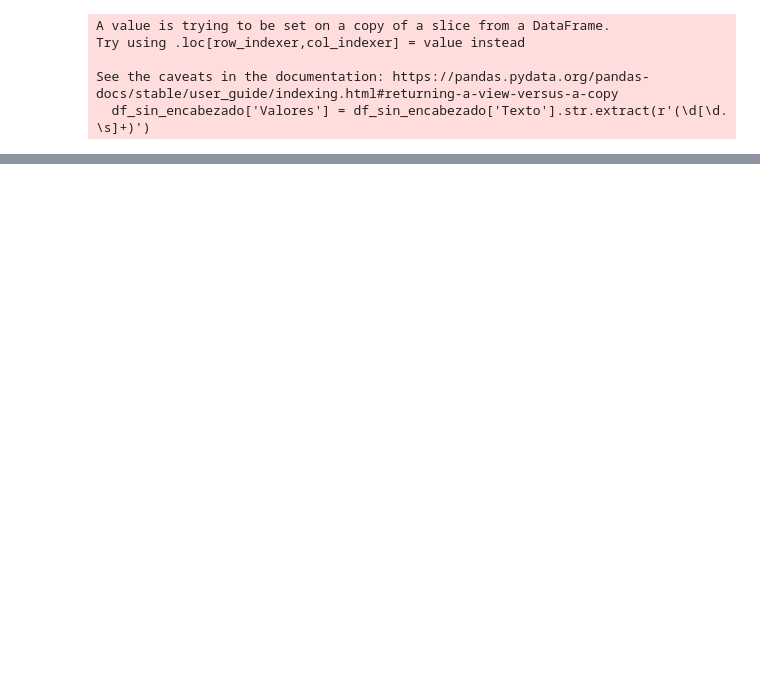
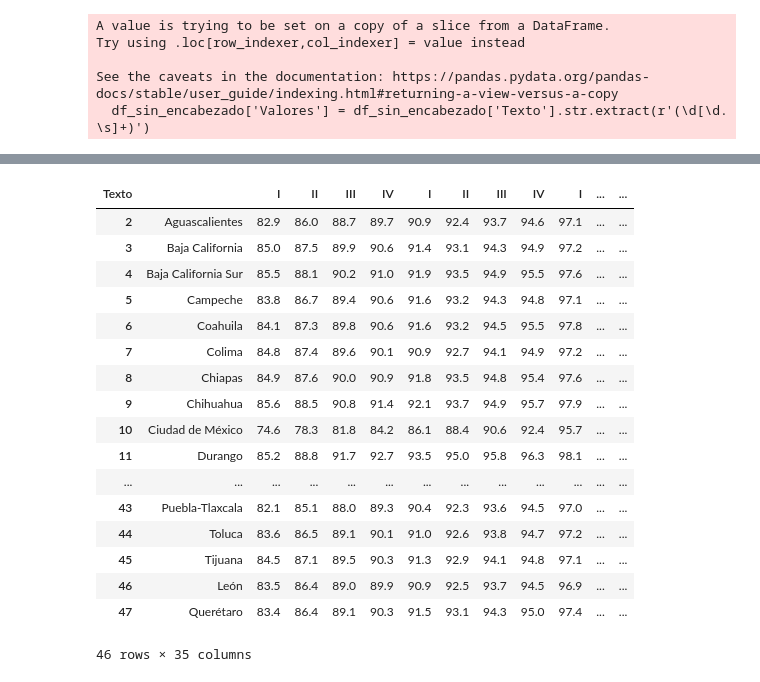
Before and after one commit to Cobrit/SCRAPER_VARIABLES, a Jupyter notebook: pruebas.ipynb, the cells around one changed output, grey strips where cells are left out. Cells and saved outputs as stored; diff of their text form; code cells hidden in the pictures; blank space fills up the shorter version.

```diff
--- a/pruebas.ipynb
+++ b/pruebas.ipynb
@@ -39,2 +37,2 @@ print(columnas_divididas)
 # %%
-df['Estado'] = (df['Texto'].str.extract('([^0-9]+)'))
+df_sin_encabezado['Estado'] = (df_sin_encabezado['Texto'].str.extract('([^0-9]+)'))
@@ -43,10 +44,0 @@ print(df['Estado'])
-# %%
-# Extrae la columna 'Valores'
-df['Valores'] = df['Texto'].str.extract(r'(\d[\d. \s]+)')
-# Dividir la columna 'Valores' en múltiples columnas usando espacios en blanco como separadores
-columnas_valores = df['Valores'].str.split(expand=True)
-
-# Eliminar filas que contienen valores NaN (en este caso, la fila que contiene "Na")
-columnas_valores = columnas_valores.dropna()
-
-columnas_valores = columnas_valores.dropna(axis=0, how='any')
@@ -54,0 +45,30 @@ print(columnas_valores)
+# %%
+# Combina la columna 'Estado' de df_sin_encabezado con columnas_valores
+columnas_valores.insert(0, 'Estado', df_sin_encabezado['Estado'].values)
+
+# Asigna los nombres de las columnas desde columnas_divididas
+columnas_valores.columns = columnas_divididas.iloc[0]
+
+# Elimina la primera fila de columnas_valores, ya que ahora se ha convertido en el encabezado
+columnas_valores = columnas_valores.iloc[1:]
+# %%
+columnas_valores
+# %% [output]
+| Texto |  | I | II | III | IV | I | II | III | IV | I | ... | ... |
+| 2 | Aguascalientes | 82.9 | 86.0 | 88.7 | 89.7 | 90.9 | 92.4 | 93.7 | 94.6 | 97.1 | ... | ... |
+| 3 | Baja California | 85.0 | 87.5 | 89.9 | 90.6 | 91.4 | 93.1 | 94.3 | 94.9 | 97.2 | ... | ... |
+| 4 | Baja California Sur | 85.5 | 88.1 | 90.2 | 91.0 | 91.9 | 93.5 | 94.9 | 95.5 | 97.6 | ... | ... |
+| 5 | Campeche | 83.8 | 86.7 | 89.4 | 90.6 | 91.6 | 93.2 | 94.3 | 94.8 | 97.1 | ... | ... |
+| 6 | Coahuila | 84.1 | 87.3 | 89.8 | 90.6 | 91.6 | 93.2 | 94.5 | 95.5 | 97.8 | ... | ... |
+| 7 | Colima | 84.8 | 87.4 | 89.6 | 90.1 | 90.9 | 92.7 | 94.1 | 94.9 | 97.2 | ... | ... |
+| 8 | Chiapas | 84.9 | 87.6 | 90.0 | 90.9 | 91.8 | 93.5 | 94.8 | 95.4 | 97.6 | ... | ... |
+| 9 | Chihuahua | 85.6 | 88.5 | 90.8 | 91.4 | 92.1 | 93.7 | 94.9 | 95.7 | 97.9 | ... | ... |
+| 10 | Ciudad de México | 74.6 | 78.3 | 81.8 | 84.2 | 86.1 | 88.4 | 90.6 | 92.4 | 95.7 | ... | ... |
+| 11 | Durango | 85.2 | 88.8 | 91.7 | 92.7 | 93.5 | 95.0 | 95.8 | 96.3 | 98.1 | ... | ... |
+| ... | ... | ... | ... | ... | ... | ... | ... | ... | ... | ... | ... | ... |
+| 43 | Puebla-Tlaxcala | 82.1 | 85.1 | 88.0 | 89.3 | 90.4 | 92.3 | 93.6 | 94.5 | 97.0 | ... | ... |
+| 44 | Toluca | 83.6 | 86.5 | 89.1 | 90.1 | 91.0 | 92.6 | 93.8 | 94.7 | 97.2 | ... | ... |
+| 45 | Tijuana | 84.5 | 87.1 | 89.5 | 90.3 | 91.3 | 92.9 | 94.1 | 94.8 | 97.1 | ... | ... |
+| 46 | León | 83.5 | 86.4 | 89.0 | 89.9 | 90.9 | 92.5 | 93.7 | 94.5 | 96.9 | ... | ... |
+| 47 | Querétaro | 83.4 | 86.4 | 89.1 | 90.3 | 91.5 | 93.1 | 94.3 | 95.0 | 97.4 | ... | ... |
+46 rows × 35 columns
```
Also changed, not shown: parts of 5 cells of this notebook, 4 other files.
